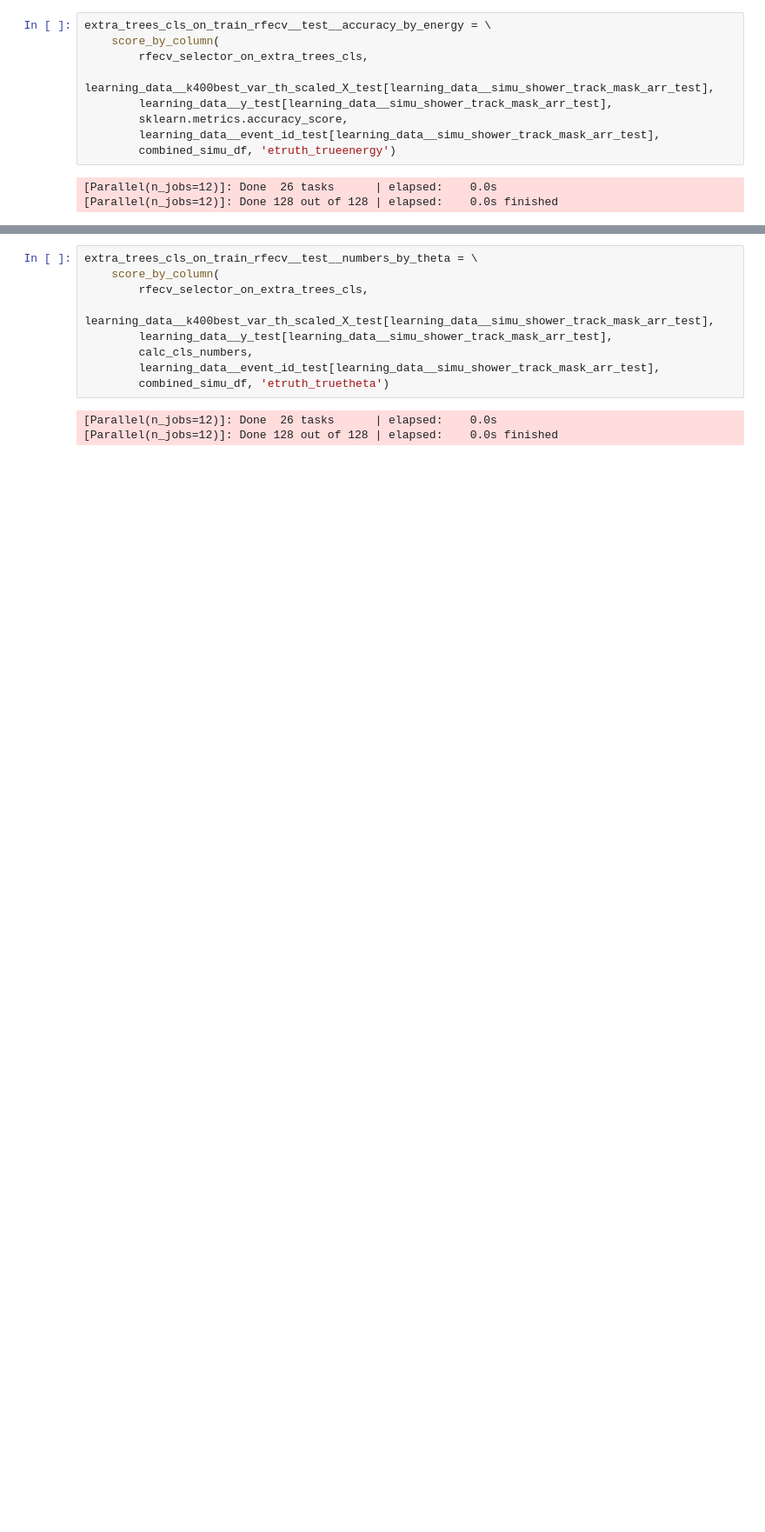
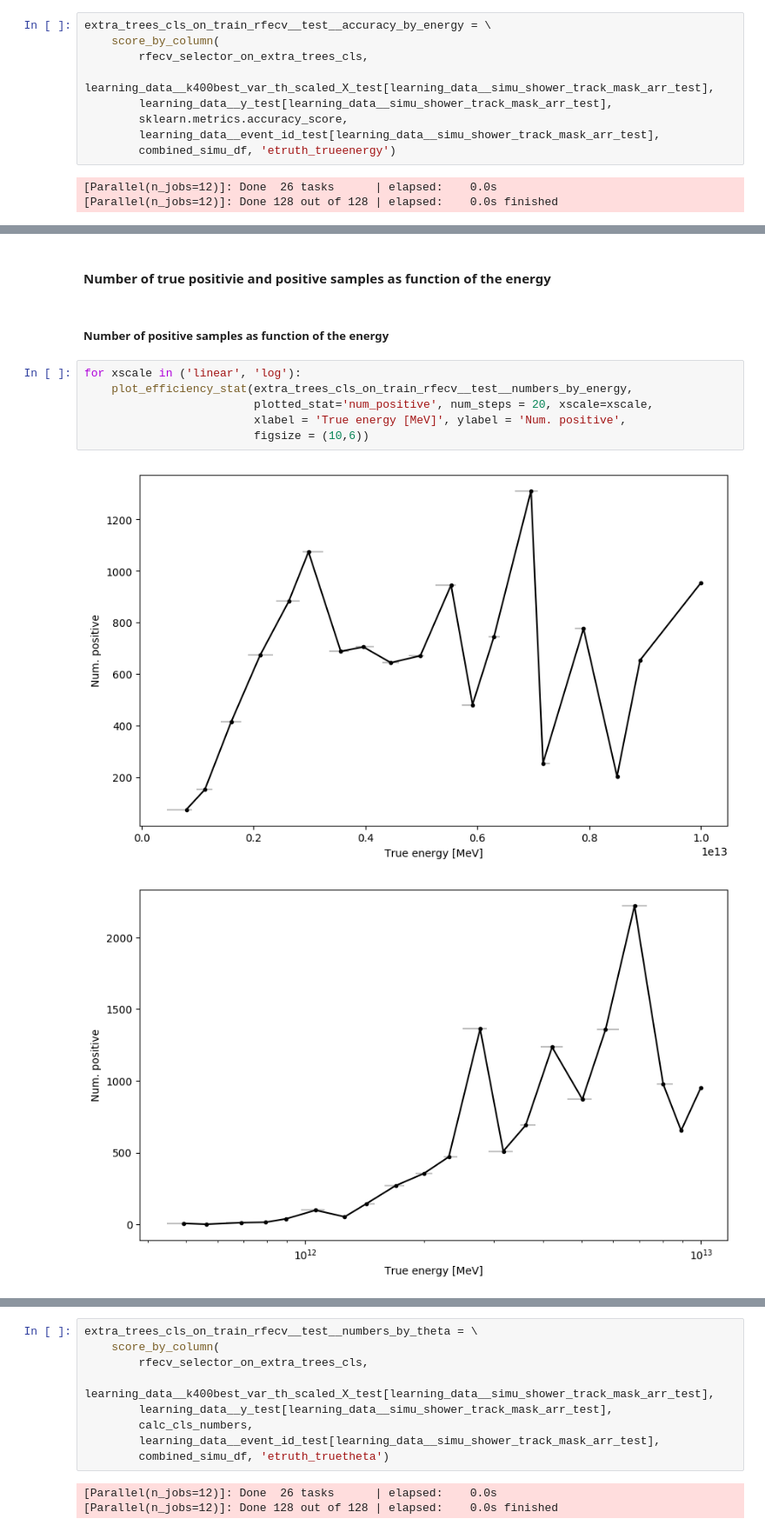
Before and after one commit to vrabelmichal/euso-patt-reco-notebooks, a Jupyter notebook: notebooks/ver4_machine_learning_w_labeled_flight_20181129.ipynb, the cells around one changed output, grey strips where cells are left out. Shown at 87% size. Saved outputs shown, nothing was run; the diff lists cells and outputs as text; blank space fills up the shorter version.

```diff
--- a/notebooks/ver4_machine_learning_w_labeled_flight_20181129.ipynb
+++ b/notebooks/ver4_machine_learning_w_labeled_flight_20181129.ipynb
@@ -2593,0 +3128,13 @@ NameError: name 'plt' is not defined
+# %% [markdown]
+#### Number of true positivie and positive samples as function of the energy
+# %% [markdown]
+##### Number of positive samples as function of the energy
+# %%
+for xscale in ('linear', 'log'):
+    plot_efficiency_stat(extra_trees_cls_on_train_rfecv__test__numbers_by_energy,
+                         plotted_stat='num_positive', num_steps = 20, xscale=xscale,
+                         xlabel = 'True energy [MeV]', ylabel = 'Num. positive',
+                         figsize = (10,6))
+# %% [output]
+[figure, added]
+[figure, added]
```
Also changed, not shown: parts of 58 cells of this notebook.
